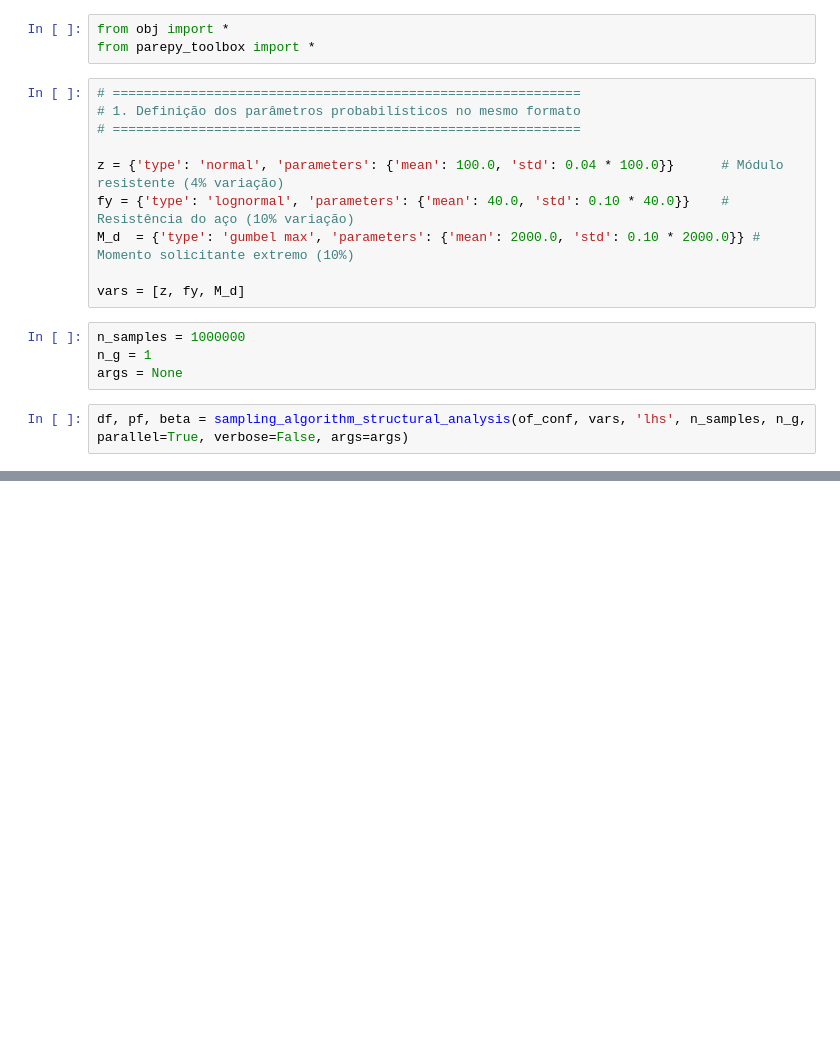
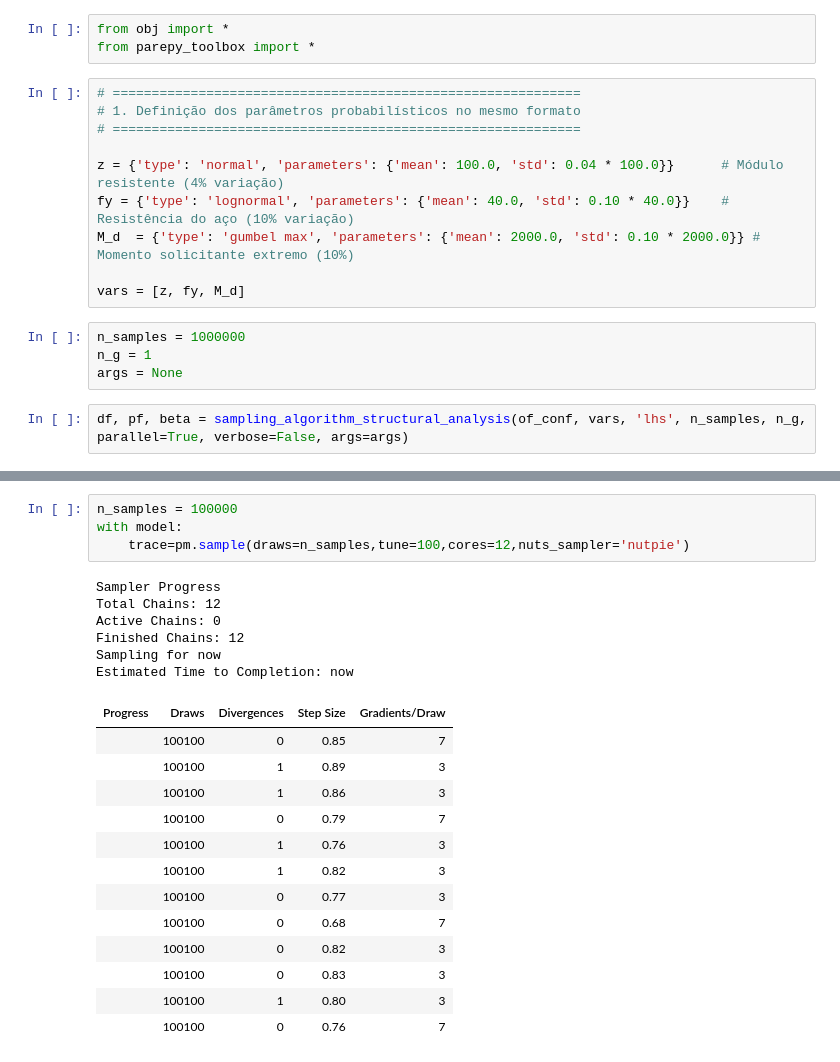
Before and after one commit to mathmorato/estrutural_henrique_tese, a Jupyter notebook: confiabilidade.ipynb, the cells around one changed output, grey strips where cells are left out. Drawn from its saved outputs; the diff is of its cells as text; blank space fills up the shorter version.

```diff
--- a/confiabilidade.ipynb
+++ b/confiabilidade.ipynb
@@ -36,0 +128,24 @@ df.head()
+# %%
+n_samples = 100000
+with model:
+    trace=pm.sample(draws=n_samples,tune=100,cores=12,nuts_sampler='nutpie')
+# %% [output]
+Sampler Progress
+Total Chains: 12
+Active Chains: 0
+Finished Chains: 12
+Sampling for now
+Estimated Time to Completion: now
+| Progress | Draws | Divergences | Step Size | Gradients/Draw |
+|  | 100100 | 0 | 0.85 | 7 |
+|  | 100100 | 1 | 0.89 | 3 |
+|  | 100100 | 1 | 0.86 | 3 |
+|  | 100100 | 0 | 0.79 | 7 |
+|  | 100100 | 1 | 0.76 | 3 |
+|  | 100100 | 1 | 0.82 | 3 |
+|  | 100100 | 0 | 0.77 | 3 |
+|  | 100100 | 0 | 0.68 | 7 |
+|  | 100100 | 0 | 0.82 | 3 |
+|  | 100100 | 0 | 0.83 | 3 |
+|  | 100100 | 1 | 0.80 | 3 |
+|  | 100100 | 0 | 0.76 | 7 |
```
Also changed, not shown: parts of 6 cells of this notebook, 1 other file.
